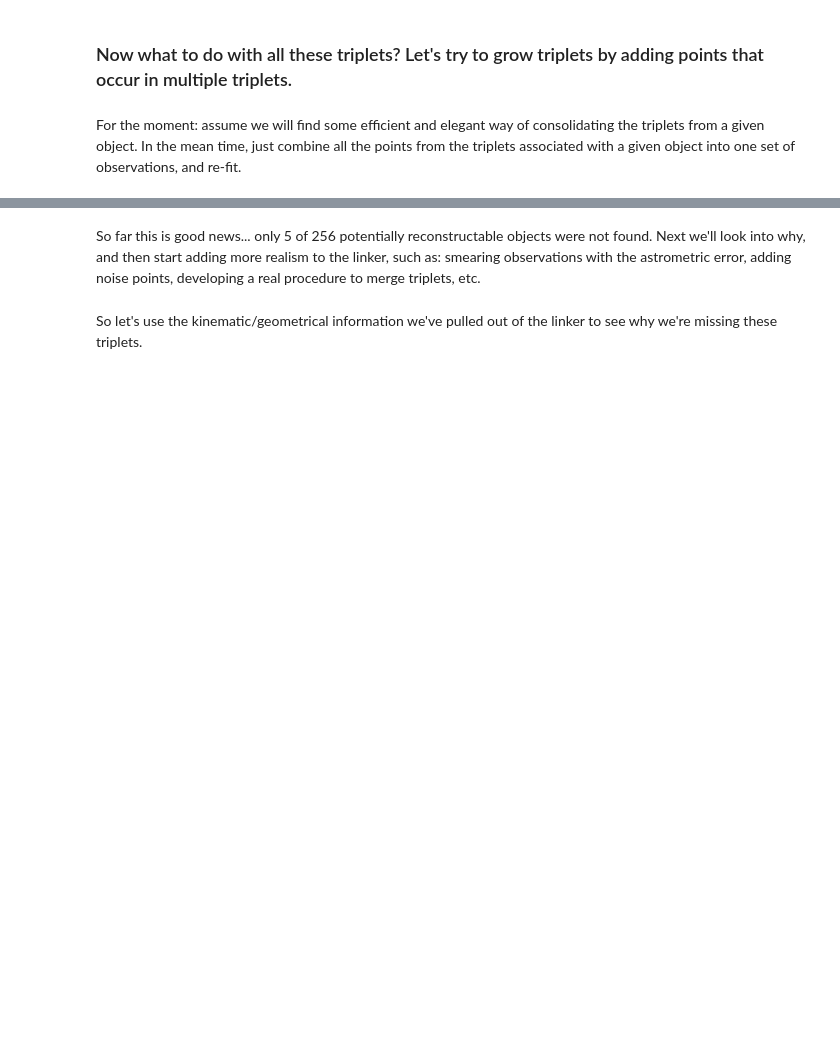
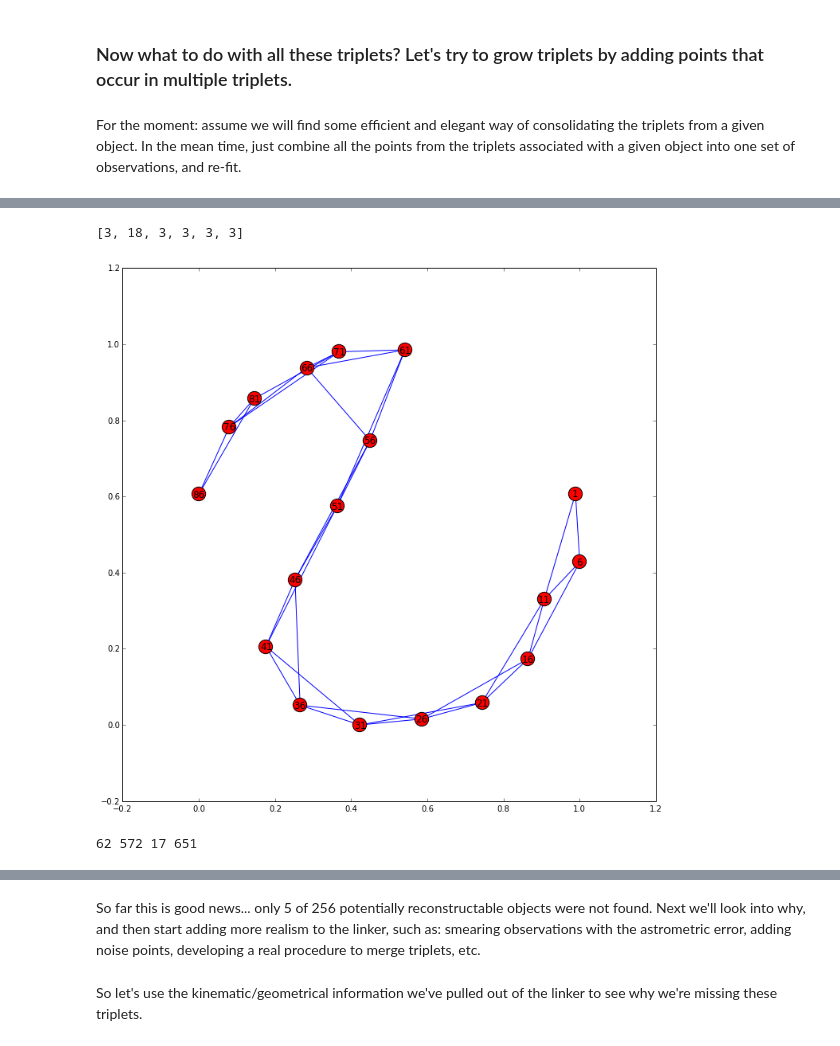
Before and after one commit to dwgerdes/tnofind, a Jupyter notebook: Linker tests.ipynb, the cells around one changed output, grey strips where cells are left out. Saved outputs shown, nothing was run; the diff lists cells and outputs as text; code cells hidden in the pictures; blank space fills up the shorter version.

```diff
--- a/Linker tests.ipynb
+++ b/Linker tests.ipynb
@@ -288,0 +381,13 @@ KeyboardInterrupt:
+# %%
+conn = nx.connected_components(G)
+lengths = [len(c) for c in conn]
+print lengths
+subgraphs = nx.connected_component_subgraphs(G)
+for g in subgraphs:
+    fig = plt.figure(1, edgecolor='k', facecolor='w', figsize=(12,12))
+    ax=fig.add_subplot(1,1,1)
+    if nx.number_of_nodes(g)>10:
+        nx.draw_networkx(g, with_labels=True, ax=ax, node_size=300, edge_color='b')
+# %% [output]
+[3, 18, 3, 3, 3, 3]
+[figure, added]
@@ -288,0 +401,7 @@ KeyboardInterrupt:
+# %%
+orbits_s = [Orbit(t) for t in good_triplets if signal_triplet(t)]
+orbits_b = [Orbit(t) for t in good_triplets if background_triplet(t)]
+orbits_m = [Orbit(t) for t in good_triplets if mixed_triplet(t)]
+print len(orbits_s), len(orbits_b), len(orbits_m), len(good_triplets)
+# %% [output]
+62 572 17 651
```
Also changed, not shown: parts of 19 cells of this notebook.
